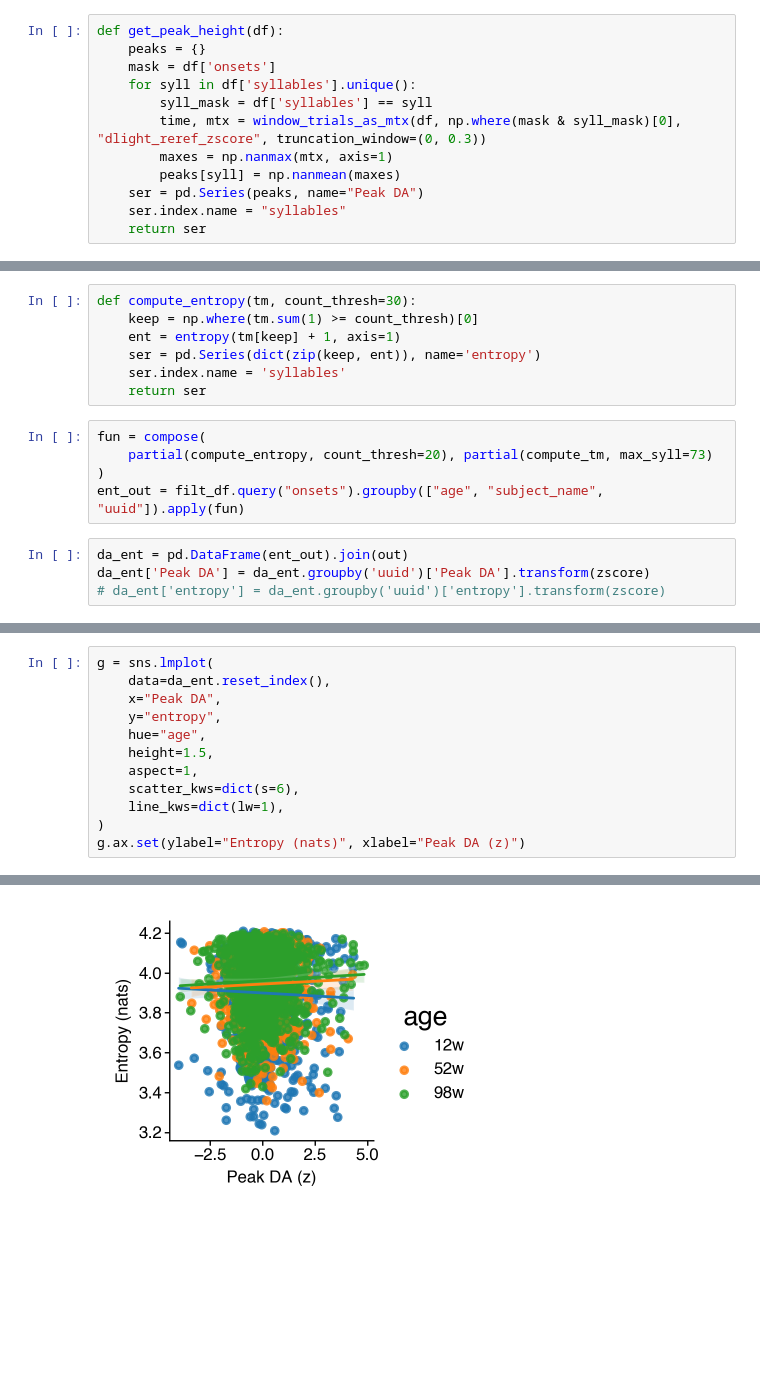
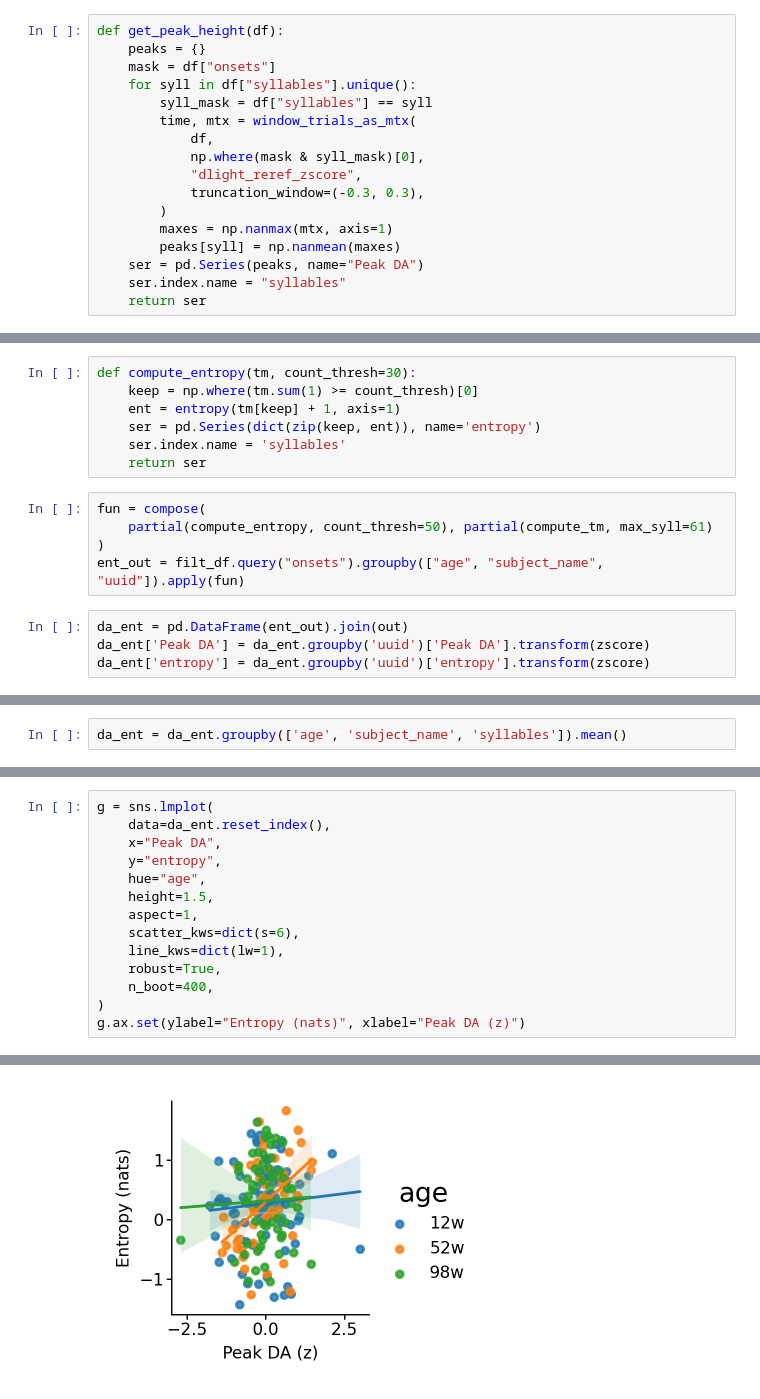
Before and after one commit to dattalab/ontogeny-of-behavior, a Jupyter notebook: notebooks/exploration/win/dlight-photometry/2023-09-29-syllable-aligned-dlight.ipynb, the cells around one changed output, grey strips where cells are left out. Drawn from its saved outputs; the diff is of its cells as text; blank space fills up the shorter version.

```diff
--- a/notebooks/exploration/win/dlight-photometry/2023-09-29-syllable-aligned-dlight.ipynb
+++ b/notebooks/exploration/win/dlight-photometry/2023-09-29-syllable-aligned-dlight.ipynb
@@ -84,10 +91,15 @@ syllables = filt_df['syllables'].unique()
 # %%
 def get_peak_height(df):
     peaks = {}
-    mask = df['onsets']
-    for syll in df['syllables'].unique():
-        syll_mask = df['syllables'] == syll
-        time, mtx = window_trials_as_mtx(df, np.where(mask & syll_mask)[0], "dlight_reref_zscore", truncation_window=(0, 0.3))
+    mask = df["onsets"]
+    for syll in df["syllables"].unique():
+        syll_mask = df["syllables"] == syll
+        time, mtx = window_trials_as_mtx(
+            df,
+            np.where(mask & syll_mask)[0],
+            "dlight_reref_zscore",
+            truncation_window=(-0.3, 0.3),
+        )
         maxes = np.nanmax(mtx, axis=1)
         peaks[syll] = np.nanmean(maxes)
     ser = pd.Series(peaks, name="Peak DA")
@@ -184,13 +234,13 @@ def compute_entropy(tm, count_thresh=30):
     return ser
 # %%
 fun = compose(
-    partial(compute_entropy, count_thresh=20), partial(compute_tm, max_syll=73)
+    partial(compute_entropy, count_thresh=50), partial(compute_tm, max_syll=61)
 )
 ent_out = filt_df.query("onsets").groupby(["age", "subject_name", "uuid"]).apply(fun)
 # %%
 da_ent = pd.DataFrame(ent_out).join(out)
 da_ent['Peak DA'] = da_ent.groupby('uuid')['Peak DA'].transform(zscore)
-# da_ent['entropy'] = da_ent.groupby('uuid')['entropy'].transform(zscore)
+da_ent['entropy'] = da_ent.groupby('uuid')['entropy'].transform(zscore)
 # %%
 da_ent.groupby('age').corr(method='spearman')
 # %% [output]
@@ -204,0 +255,2 @@ da_ent.groupby('age').corr(method='spearman')
+# %%
+da_ent = da_ent.groupby(['age', 'subject_name', 'syllables']).mean()
@@ -212,6 +275,8 @@ g = sns.lmplot(
     aspect=1,
     scatter_kws=dict(s=6),
     line_kws=dict(lw=1),
+    robust=True,
+    n_boot=400,
 )
 g.ax.set(ylabel="Entropy (nats)", xlabel="Peak DA (z)")
 # %% [output]
@@ -220,4 +285,4 @@ g.ax.set(ylabel="Entropy (nats)", xlabel="Peak DA (z)")
-[figure, old version]
+[figure, new version]
 # %%
 g = sns.lmplot(
     data=da_ent.reset_index(),
```
Also changed, not shown: parts of 23 cells of this notebook, 9 other files.
